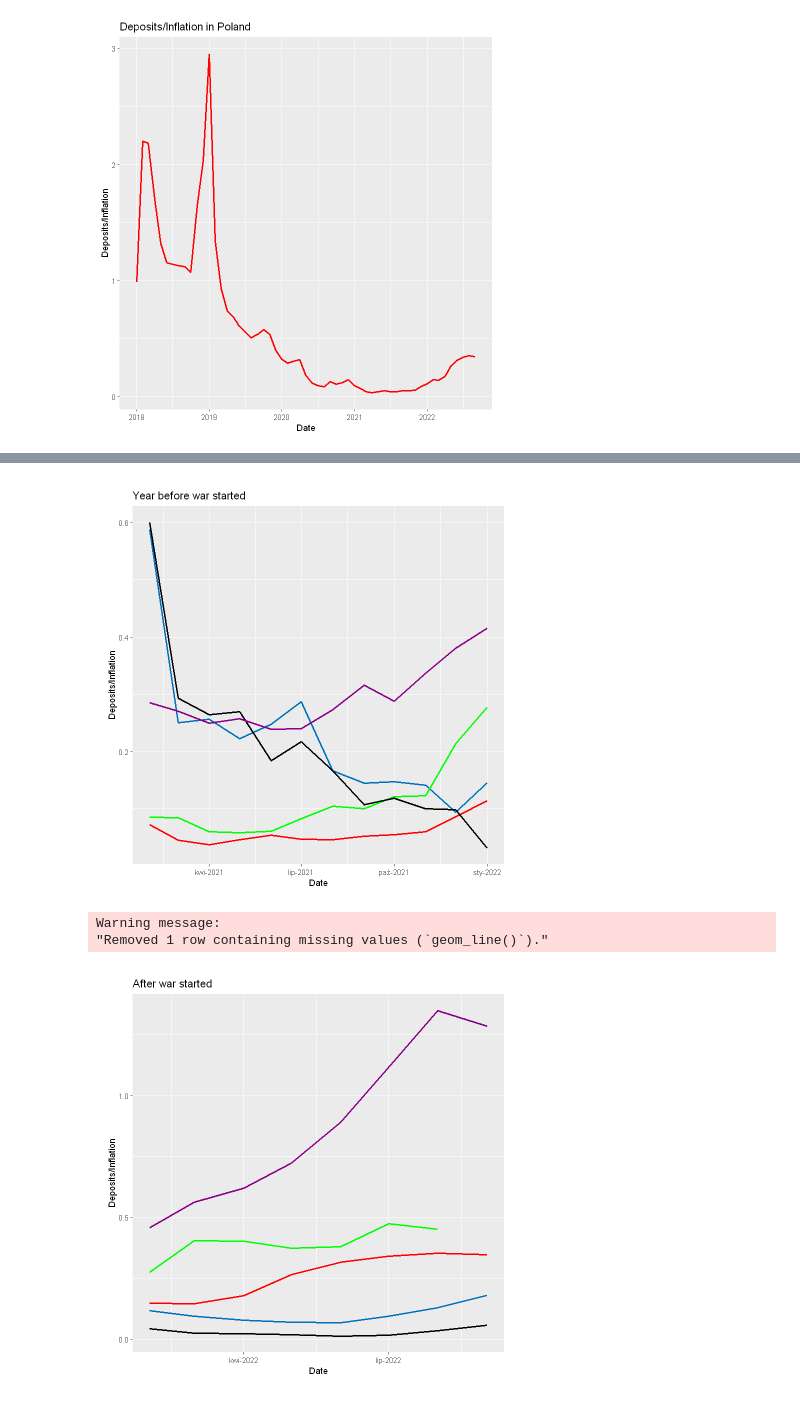
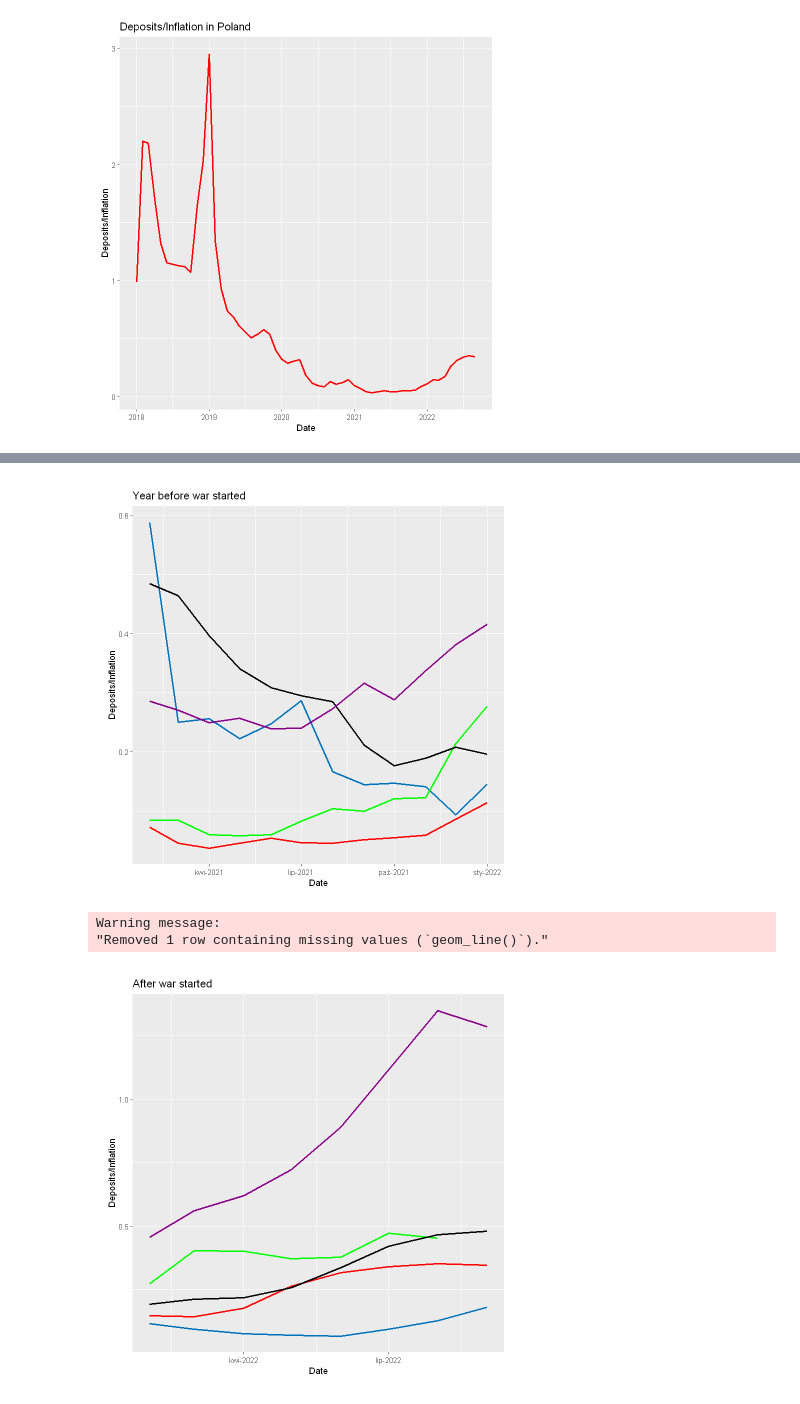
Before and after one commit to AdamixD/SAD_Projekt_1, a Jupyter notebook: Zadanie2.ipynb, the cells around one changed output, grey strips where cells are left out. Drawn from its saved outputs; the diff is of its cells as text; code cells hidden in the pictures.

Commit message:
Slovakia changed to Romania

```diff
--- a/Zadanie2.ipynb
+++ b/Zadanie2.ipynb
@@ -252,11 +234,11 @@ ggplot(data = pandemic_data) +
 # %%
 plot(before_war_data, before_war_data$Period, before_war_data$Poland, before_war_data$France,
-     before_war_data$Hungary, before_war_data$Slovakia, before_war_data$average, "Deposits/Inflation", "Year before war started")
+     before_war_data$Hungary, before_war_data$Romania, before_war_data$average, "Deposits/Inflation", "Year before war started")
 # %% [output]
-[figure, old version]
+[figure, new version]
 # %%
-plot(war_data, war_data$Period, war_data$Poland, war_data$France, war_data$Hungary, war_data$Slovakia, war_data$average, "Deposits/Inflation", "After war started")
+plot(war_data, war_data$Period, war_data$Poland, war_data$France, war_data$Hungary, war_data$Romania, war_data$average, "Deposits/Inflation", "After war started")
 # %% [output]
 Warning message:
 "Removed 1 row containing missing values (`geom_line()`)."
-[figure, old version]
+[figure, new version]
```
Also changed, not shown: parts of 5 cells of this notebook.
